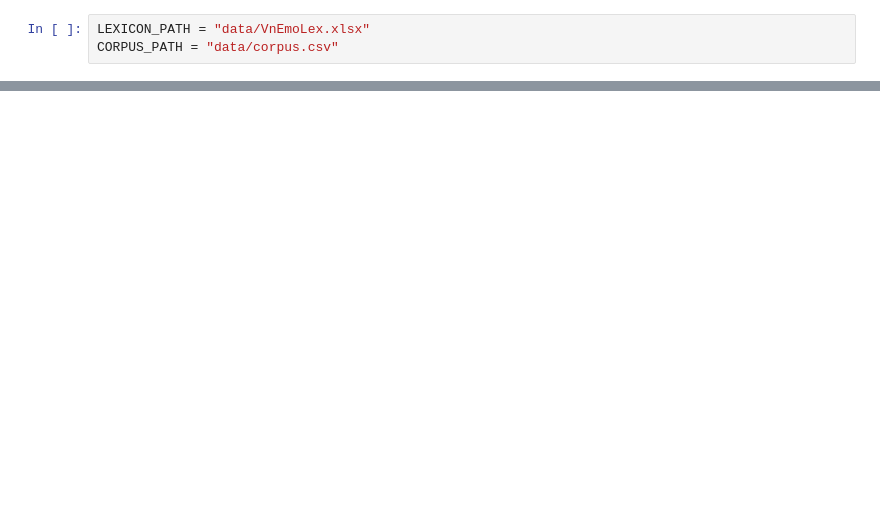
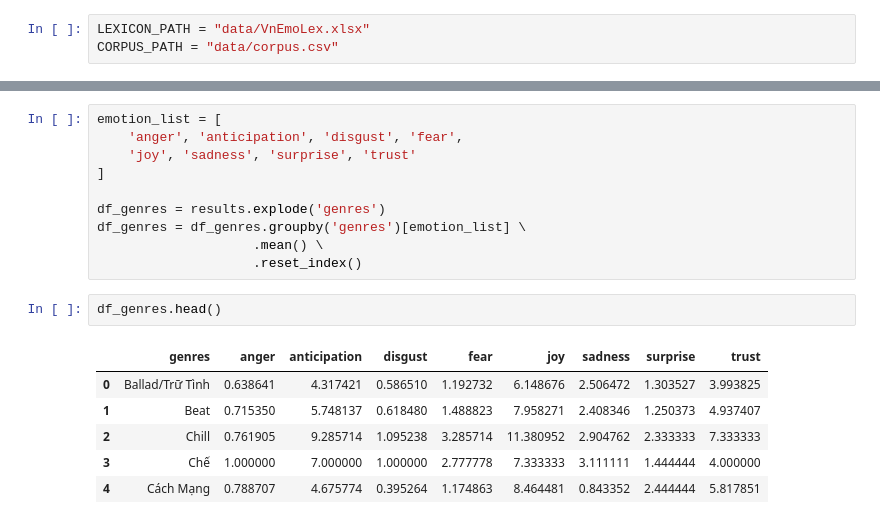
Before and after one commit to kunnic/song-corpus, a Jupyter notebook: lexicon.ipynb, the cells around one changed output, grey strips where cells are left out. Drawn from its saved outputs; the diff is of its cells as text; blank space fills up the shorter version.

```diff
--- a/lexicon.ipynb
+++ b/lexicon.ipynb
@@ -107,0 +87,19 @@ plt.show()
+# %%
+emotion_list = [
+    'anger', 'anticipation', 'disgust', 'fear',
+    'joy', 'sadness', 'surprise', 'trust'
+]
+
+df_genres = results.explode('genres')
+df_genres = df_genres.groupby('genres')[emotion_list] \
+                    .mean() \
+                    .reset_index()
+# %%
+df_genres.head()
+# %% [output]
+|  | genres | anger | anticipation | disgust | fear | joy | sadness | surprise | trust |
+| 0 | Ballad/Trữ Tình | 0.638641 | 4.317421 | 0.586510 | 1.192732 | 6.148676 | 2.506472 | 1.303527 | 3.993825 |
+| 1 | Beat | 0.715350 | 5.748137 | 0.618480 | 1.488823 | 7.958271 | 2.408346 | 1.250373 | 4.937407 |
+| 2 | Chill | 0.761905 | 9.285714 | 1.095238 | 3.285714 | 11.380952 | 2.904762 | 2.333333 | 7.333333 |
+| 3 | Chế | 1.000000 | 7.000000 | 1.000000 | 2.777778 | 7.333333 | 3.111111 | 1.444444 | 4.000000 |
+| 4 | Cách Mạng | 0.788707 | 4.675774 | 0.395264 | 1.174863 | 8.464481 | 0.843352 | 2.444444 | 5.817851 |
```
Also changed, not shown: parts of 22 cells of this notebook, 7 other files.
